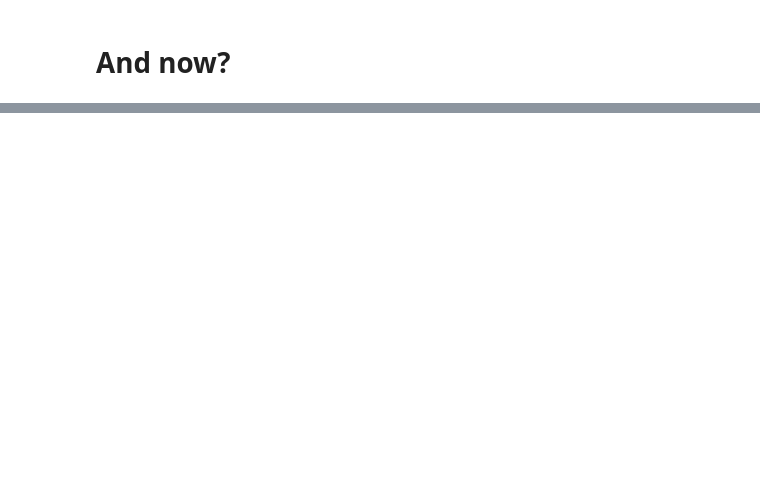
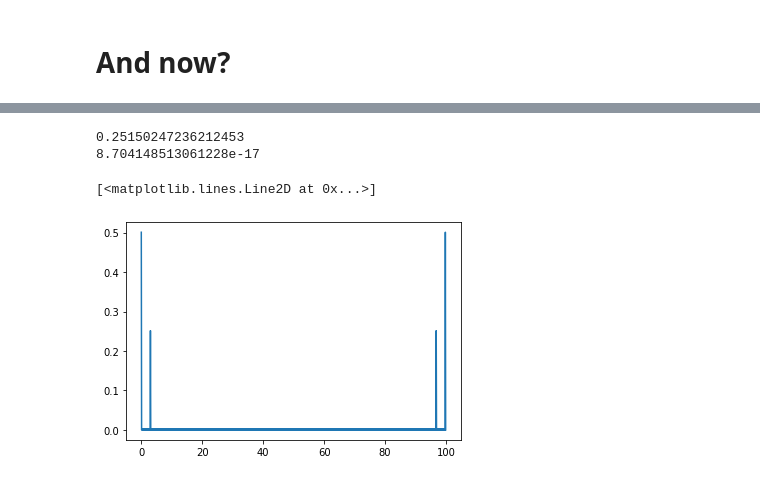
Before and after one commit to pedrogyrao/math_music, a Jupyter notebook: frequency vs time domains.ipynb, the cells around one changed output, grey strips where cells are left out. Cells and saved outputs as stored; diff of their text form; code cells hidden in the pictures; blank space fills up the shorter version.

```diff
--- a/frequency vs time domains.ipynb
+++ b/frequency vs time domains.ipynb
@@ -278,0 +299,20 @@ np.mean(rf)
+# %%
+mean = np.mean(rf)
+print(mean.real)
+print(mean.imag)
+# %% [output]
+0.25150247236212453
+8.704148513061228e-17
+# %%
+mass_centers_real = []
+mass_centers_imag = []
+for i in np.arange(0, 100, 0.1):
+    rf = rotated_freq(time_vector, cos_3, i)
+    mean = np.mean(rf)
+    mass_centers_real.append(mean.real)
+    mass_centers_imag.append(mean.imag)
+# %%
+plt.plot(np.arange(0, 100, 0.1), mass_centers_real)
+# %% [output]
+[<matplotlib.lines.Line2D at 0x...>]
+[figure, added]
```
Also changed, not shown: parts of 21 cells of this notebook.
